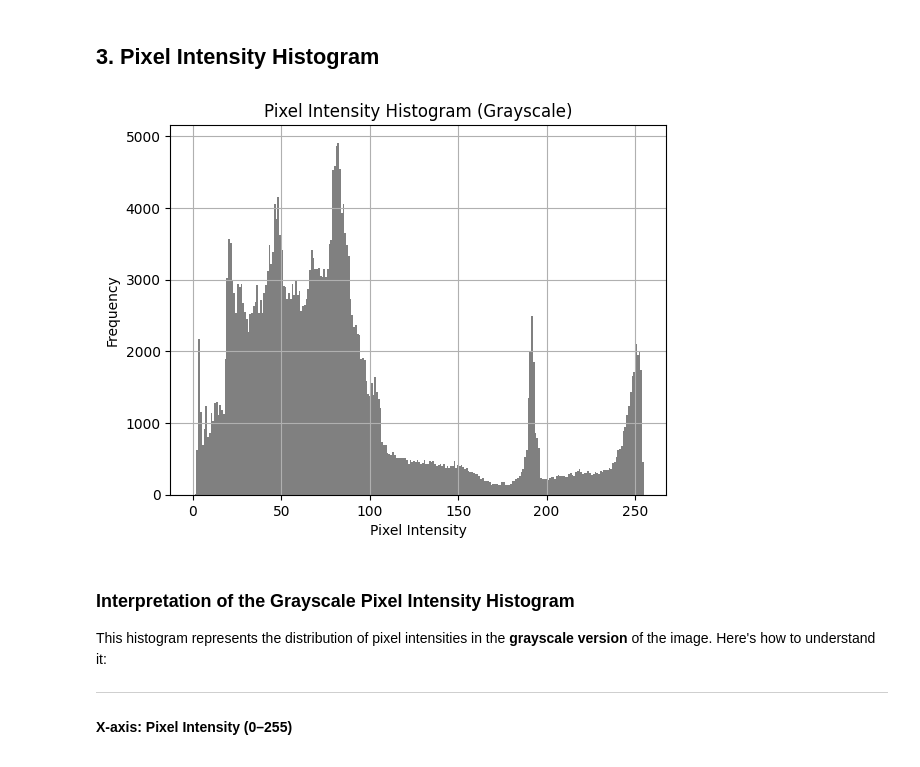
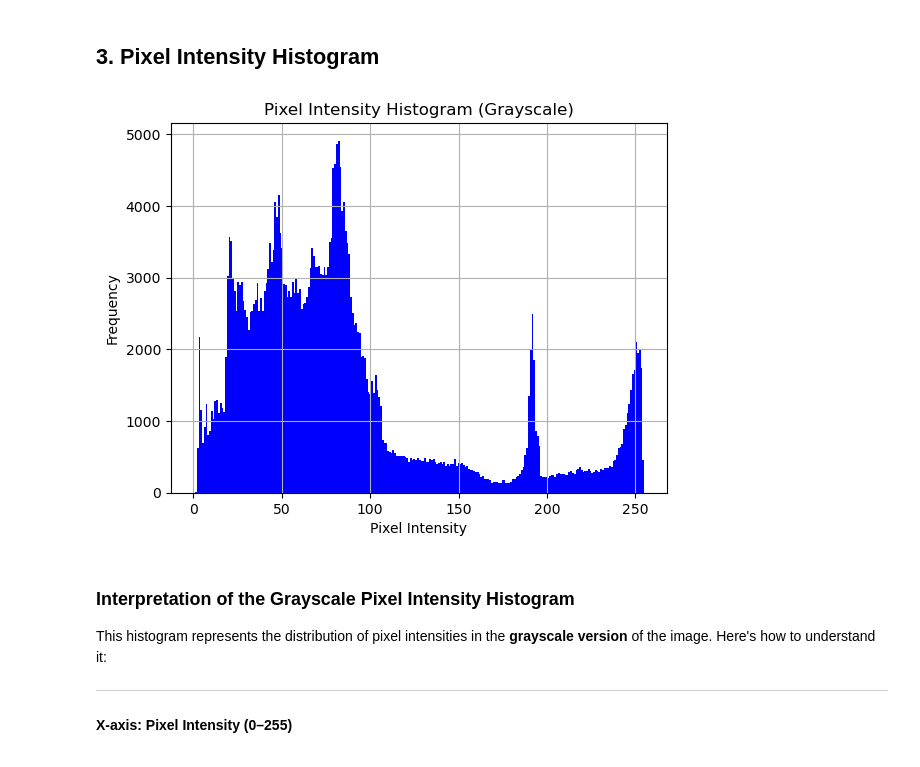
Before and after one commit to WilliamPourmajidi/advanced-python, a Jupyter notebook: Module-7/AML2203_ImageAnalysis.ipynb, the cells around one changed output. Cells and saved outputs as stored; diff of their text form; code cells hidden in the pictures.

```diff
--- a/Module-7/AML2203_ImageAnalysis.ipynb
+++ b/Module-7/AML2203_ImageAnalysis.ipynb
@@ -188,30 +193,30 @@ plt.show()
 # %%
 # Convert the grayscale image into a NumPy array and flatten it into a 1D array.
 # This gives us a sequence of pixel intensity values (0–255) for histogram plotting.
 gray_array = np.array(gray_image).flatten()
 
 # Plot the histogram of pixel intensities.
 # - bins=256 ensures each possible intensity value (0–255) gets its own bar.
 # - range=(0, 255) defines the intensity scale.
 # - color='gray' sets the color of the bars to gray to match the grayscale image.
-plt.hist(gray_array, bins=256, range=(0, 255), color='gray')
+plt.hist(gray_array, bins=256, range=(0, 255), color='blue')
 
 # Set the title of the plot.
 plt.title('Pixel Intensity Histogram (Grayscale)')
 
 # Label the x-axis to indicate pixel intensity values.
 plt.xlabel('Pixel Intensity')
 
 # Label the y-axis to show the frequency (number of pixels per intensity level).
 plt.ylabel('Frequency')
 
 # Add a grid for easier readability.
 plt.grid(True)
 
 # Render the plot to screen.
 plt.show()
 # %% [output]
-[figure, old version]
+[figure, new version]
 # %% [markdown]
 ###  Interpretation of the Grayscale Pixel Intensity Histogram
 
```
Also changed, not shown: parts of 5 cells of this notebook, 4 other files.
